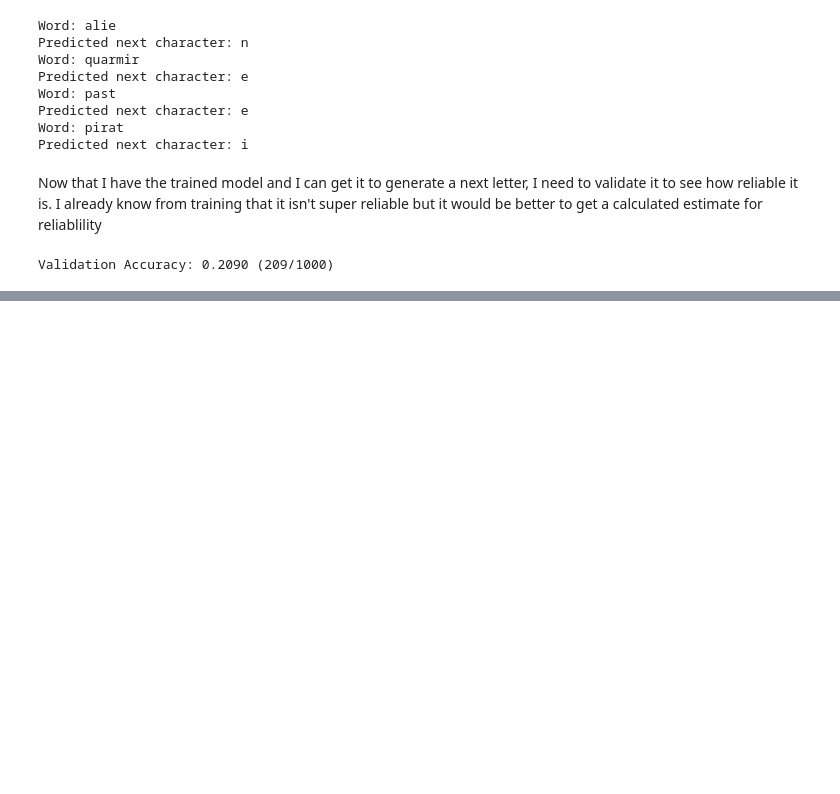
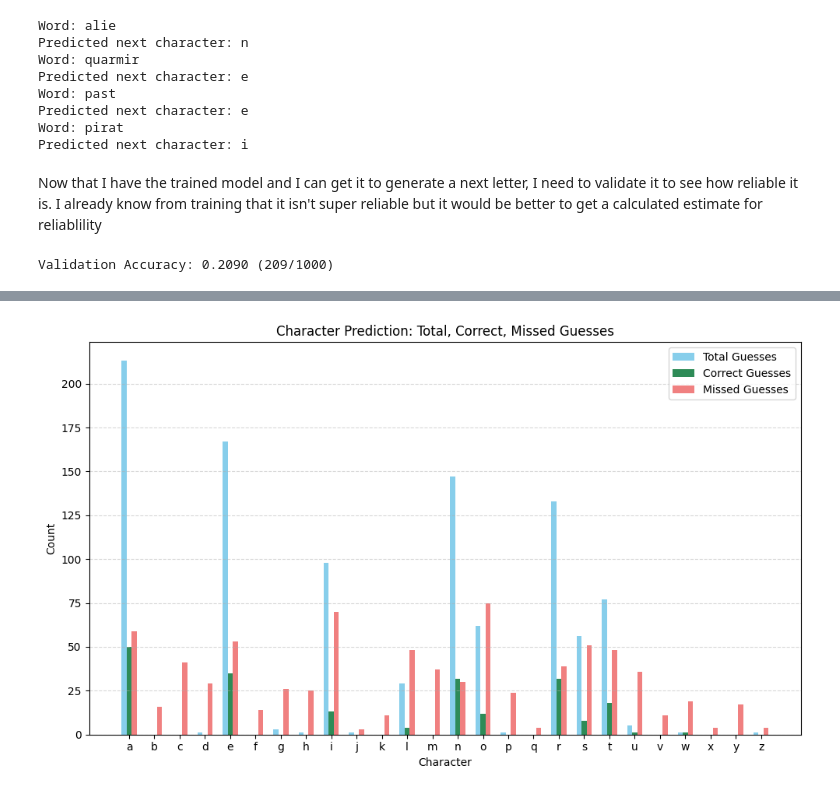
Before and after one commit to ralf2oo2/rl-autocomplete, a Jupyter notebook: autocomplete-temp.ipynb, the cells around one changed output, grey strips where cells are left out. Saved outputs shown, nothing was run; the diff lists cells and outputs as text; code cells hidden in the pictures; blank space fills up the shorter version.

```diff
--- a/autocomplete-temp.ipynb
+++ b/autocomplete-temp.ipynb
@@ -579,0 +586,95 @@ Validation Accuracy: 0.2090 (209/1000)
+# %%
+import random
+import torch
+import pandas as pd
+import matplotlib.pyplot as plt
+import numpy as np
+from PPO import PPOAgent
+
+max_seq_len = 15
+device = 'cuda' if torch.cuda.is_available() else 'cpu'
+
+alphabet = list("abcdefghijklmnopqrstuvwxyz")
+PAD_IDX = len(alphabet)  # 26
+char_to_int = {c: i for i, c in enumerate(alphabet)}
+int_to_char = {i: c for i, c in enumerate(alphabet)}
+vocab_size = len(alphabet) + 1  # +1 for PAD
+
+agent = PPOAgentV3(nb_actions=vocab_size, device=device)
+agent.load('./training/model1/ppo_checkpoint_epoch_8160.pth')
+
+words = pd.read_csv("dataset_clean.csv")['word'].str.lower().tolist()
+words = [w for w in words if w.isalpha()]
+
+def validate(agent, words, num_samples=1000):
+    char_correct = {}
+    char_total = {}
+    char_missed = {}
+    correct_guesses = 0
+    total_guesses = 0
+
+    with torch.no_grad(): # might not be nessecary since the agent only trains when I call the update ppo function
+        for _ in range(num_samples):
+            word = random.choice(words)
+
+            t = random.randint(1, len(word) - 1) # get random part of word, don't need to check for every part of the word
+
+            partial = word[:t]
+            target_char = word[t]
+
+            # Encode partial wordc
+            state = [char_to_int[c] for c in partial]
+            pad_len = max_seq_len - len(state)
+            state += [PAD_IDX] * pad_len
+            state_tensor = torch.tensor([state], dtype=torch.long).to(device)
+
+            # Get action
+            action, _, _ = agent.get_action_and_value(state_tensor)
+            guessed_char = int_to_char.get(action.item(), '?')
+            if guessed_char not in char_total:
+                char_total[guessed_char] = 0
+            char_total[guessed_char] += 1
+            if guessed_char == target_char:
+                correct_guesses += 1
+                if guessed_char not in char_correct:
+                    char_correct[guessed_char] = 0
+                char_correct[guessed_char] += 1
+            else:
+                if target_char not in char_missed:
+                    char_missed[target_char] = 0
+                char_missed[target_char] += 1
+            total_guesses += 1
+
+    accuracy = correct_guesses / total_guesses if total_guesses > 0 else 0
+    return accuracy, correct_guesses, total_guesses, char_correct, char_missed, char_total
+
+accuracy, correct_guesses, total_guesses, char_correct, char_missed, char_total = validate(agent, words, 1000)
+print(f"Validation Accuracy: {accuracy:.4f} ({correct_guesses}/{total_guesses})")
+
+all_chars = sorted(
+    c for c in (set(char_total.keys()) | set(char_correct.keys()) | set(char_missed.keys()))
+    if c != '?'
+)
+total_counts = [char_total.get(c, 0) for c in all_chars]
+correct_counts = [char_correct.get(c, 0) for c in all_chars]
+missed_counts = [char_missed.get(c, 0) for c in all_chars]
+
+# Bar positions
+x = np.arange(len(all_chars)) * 1.5  # Add space between character groups
+width = 0.3
+
+plt.figure(figsize=(10, 6))
+plt.bar(x - width, total_counts, width, label='Total Guesses', color='skyblue')
+plt.bar(x, correct_counts, width, label='Correct Guesses', color='seagreen')
+plt.bar(x + width, missed_counts, width, label='Missed Guesses', color='lightcoral')
+
+# Labels and formatting
+plt.xlabel('Character')
+plt.ylabel('Count')
+plt.title('Character Prediction: Total, Correct, Missed Guesses')
+plt.xticks(ticks=x, labels=all_chars)
+plt.legend()
+plt.grid(axis='y', linestyle='--', alpha=0.5)
+plt.tight_layout()
+plt.show()
+# %% [output]
@@ -579,0 +682 @@ Validation Accuracy: 0.2090 (209/1000)
+[figure, added]
```
Also changed, not shown: parts of 5 cells of this notebook.
